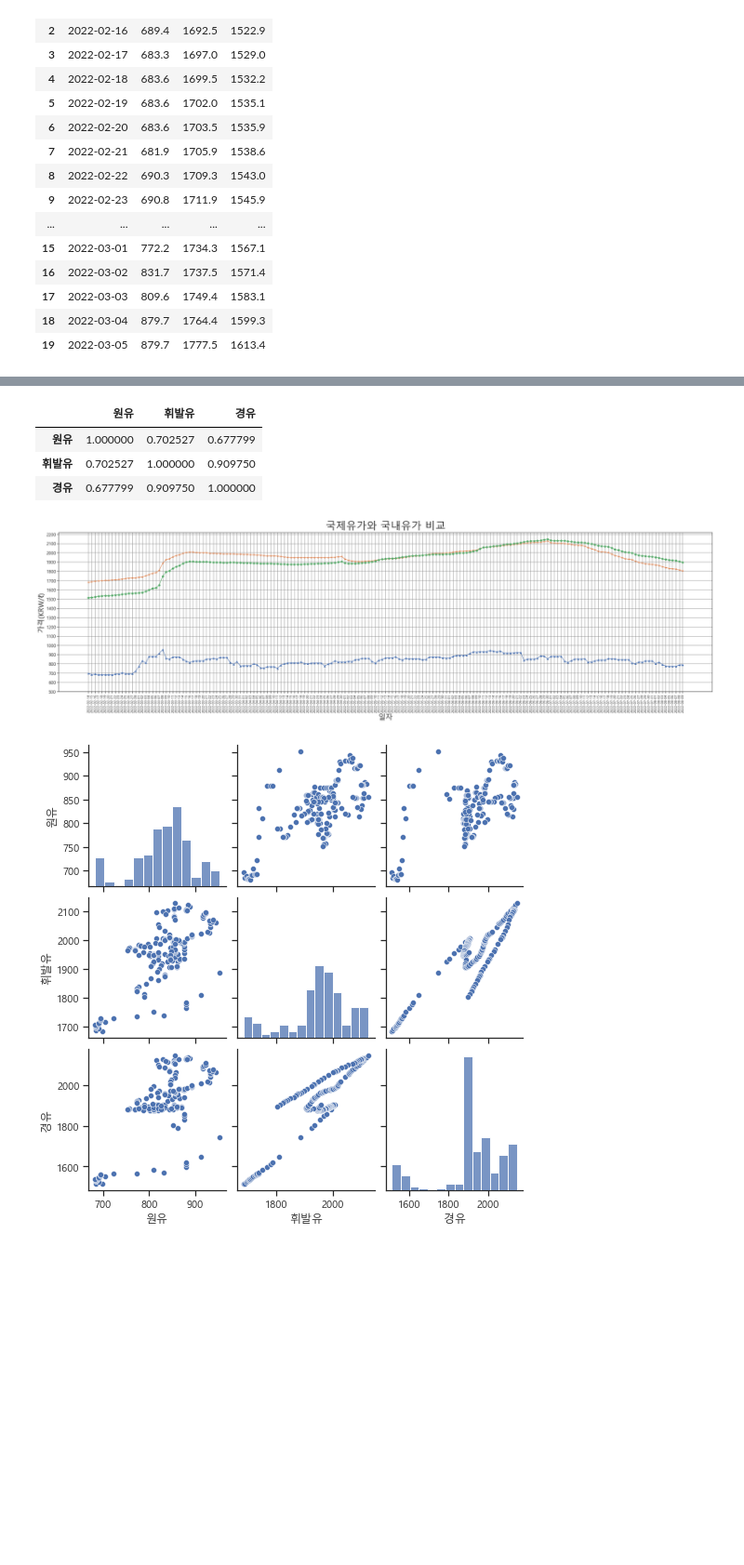
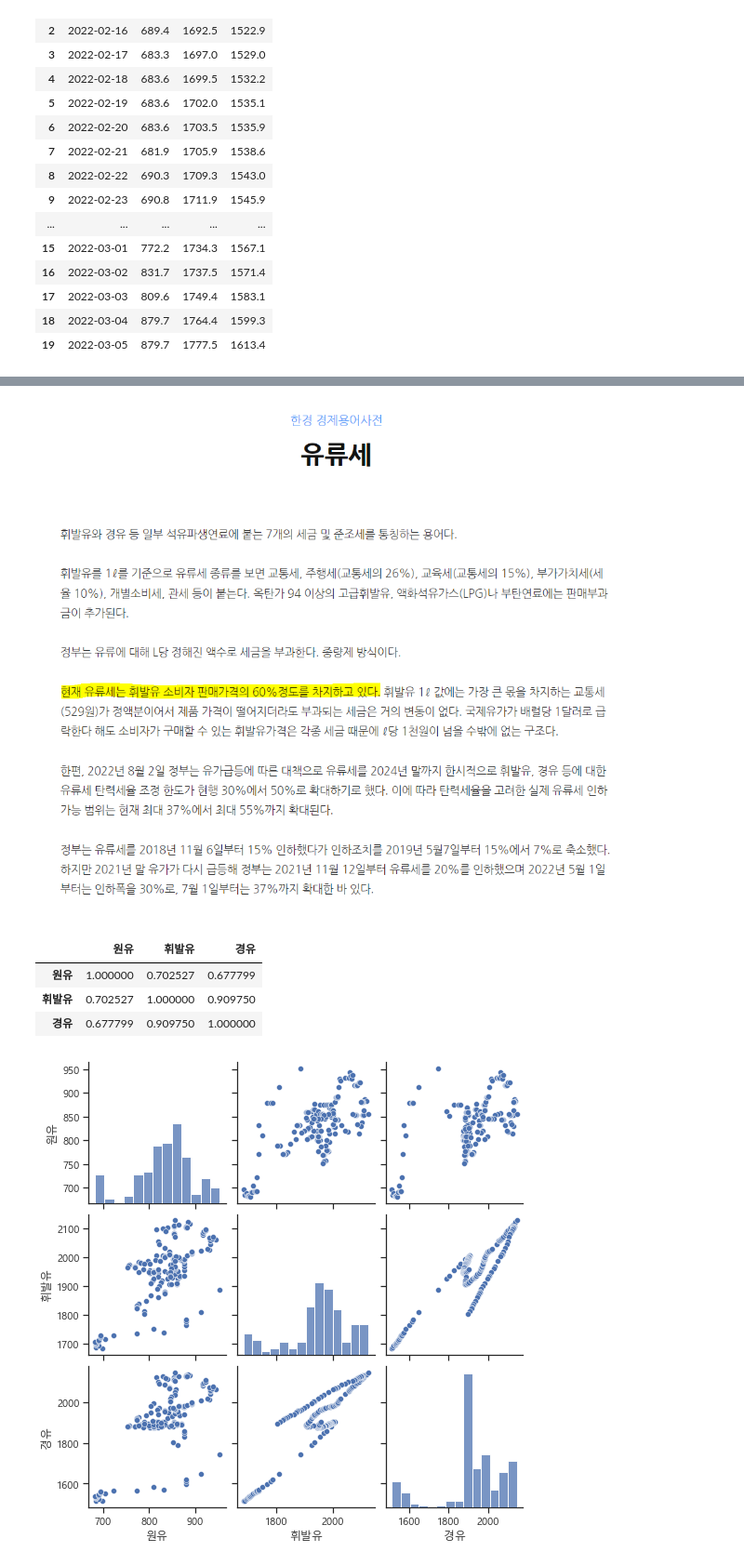
Before and after one commit to certainly-I/Busan-Oil-Price-Analysis, a Jupyter notebook: 4국내유가_국제유가_비교분석.ipynb, the cells around one changed output, grey strips where cells are left out. Shown at 93% size. Saved outputs shown, nothing was run; the diff lists cells and outputs as text; code cells hidden in the pictures; blank space fills up the shorter version.

```diff
--- a/4국내유가_국제유가_비교분석.ipynb
+++ b/4국내유가_국제유가_비교분석.ipynb
@@ -384,3 +412,8 @@ oil_price.to_csv('./data/유가전처리.csv', encoding='utf-8', index=False)
+# %%
+image = Image.open('./data/유류세.png')
+image
+# %% [output]
+[figure, added]
 # %%
 oil_price_corr = oil_price.corr(method='pearson')
 oil_price_corr
@@ -389,32 +422,6 @@ oil_price_corr
 | 원유 | 1.000000 | 0.702527 | 0.677799 |
 | 휘발유 | 0.702527 | 1.000000 | 0.909750 |
 | 경유 | 0.677799 | 0.909750 | 1.000000 |
-# %%
-ax1 = oil_price.일자
-ax2 = oil_price.원유
-ax3 = oil_price.휘발유
-ax4 = oil_price.경유
-
-
-plt.figure(figsize=(40,10))
-a = plt.plot(ax1, ax2, label="원유 가격", marker="^") # 원유 가격
-b = plt.plot(ax1, ax3, label="휘발유 평균 가격", marker="*") # 휘발유 평균 가격
-c = plt.plot(ax1, ax4, label="경유 평균 가격", marker="D") # 경유 평균 가격
-p = [a,b,c]
-
-
-plt.title("국제유가와 국내유가 비교", fontsize=35)
-plt.xticks(ax1, fontsize=12, rotation=90) # x축
-plt.yticks(np.arange(500, 2300, 100) ,fontsize=15) # y축
-plt.xlabel("일자", fontsize=25) #x 축 이름
-plt.ylabel("가격(KRW/ℓ)", fontsize=25) # y축 이름
-#plt.legend(loc="best",ncol=2, fontsize= 20, shadow=True) # 범례
-plt.grid(color="grey")
-
-
-plt.show()
-# %% [output]
-[figure, removed]
 # %%
 sns.set(style='ticks', color_codes=True)
 plt.rcParams["font.family"] = "Malgun Gothic" #폰트 적용
```
Also changed, not shown: parts of 3 cells of this notebook, 3 other files.
